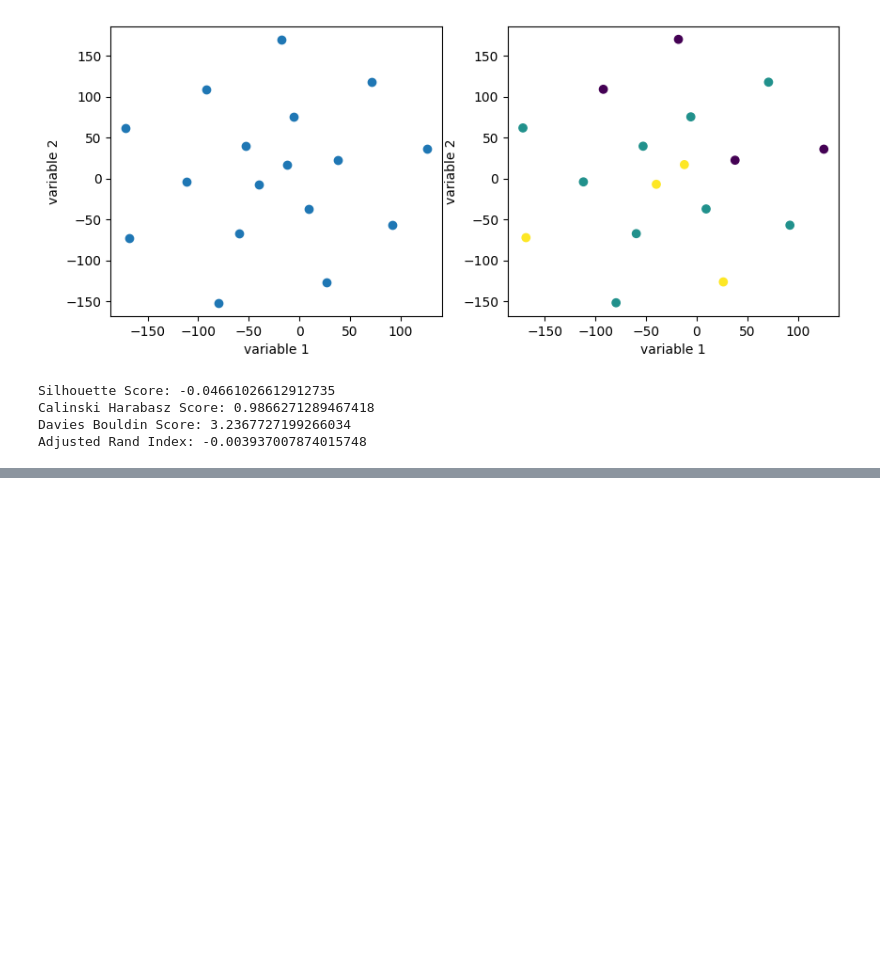
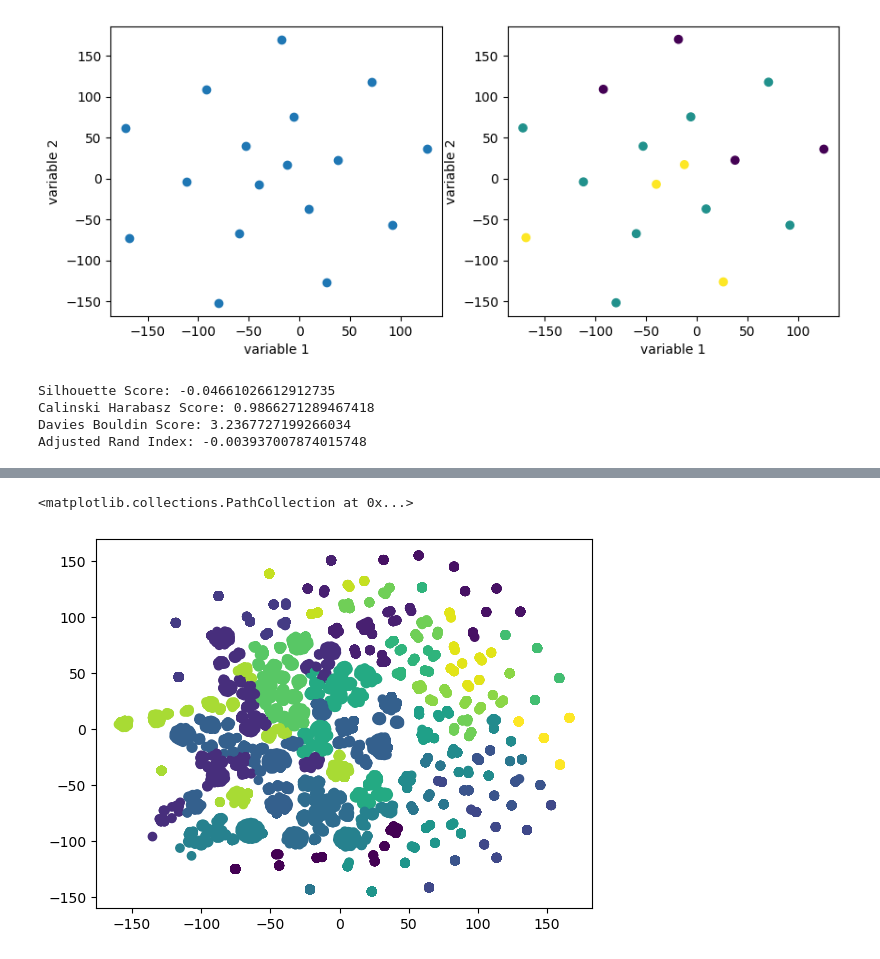
Before and after one commit to supperr-coder/CZ4032-Project2, a Jupyter notebook: Code/Clustering.ipynb, the cells around one changed output, grey strips where cells are left out. Cells and saved outputs as stored; diff of their text form; code cells hidden in the pictures; blank space fills up the shorter version.

Commit message:
adding part2 changes of clustering

```diff
--- a/Code/Clustering.ipynb
+++ b/Code/Clustering.ipynb
@@ -287,0 +649,4 @@ Adjusted Rand Index: -0.003937007874015748
+# %%
+# Add order hour of day to the new_df on new_df index and df_orders order_id
+new_df = new_df.merge(df_orders[['order_id', 'order_hour_of_day']], how='left', left_index=True, right_on='order_id').set_index('order_id')
+new_df.head()
@@ -287,0 +682,19 @@ Adjusted Rand Index: -0.003937007874015748
+# %%
+# Create 24 clusters
+from sklearn.cluster import KMeans
+
+X = new_df.iloc[:, :-1]
+kmeans = KMeans(n_clusters=24, random_state=0, init='k-means++').fit(X)
+kmeans_results = kmeans.labels_
+
+# Show the rows in a scatter plot
+from sklearn.manifold import TSNE
+
+X_embedded = TSNE(n_components=2, init='pca', perplexity=25).fit_transform(X)
+X_embedded = pd.DataFrame(X_embedded)
+X_embedded.shape
+
+plt.scatter(x=X_embedded.iloc[:, 0], y=X_embedded.iloc[:, 1], c=kmeans_results, cmap='viridis')
+# %% [output]
+<matplotlib.collections.PathCollection at 0x...>
+[figure, added]
```
Also changed, not shown: parts of 67 cells of this notebook, 15 other files.
